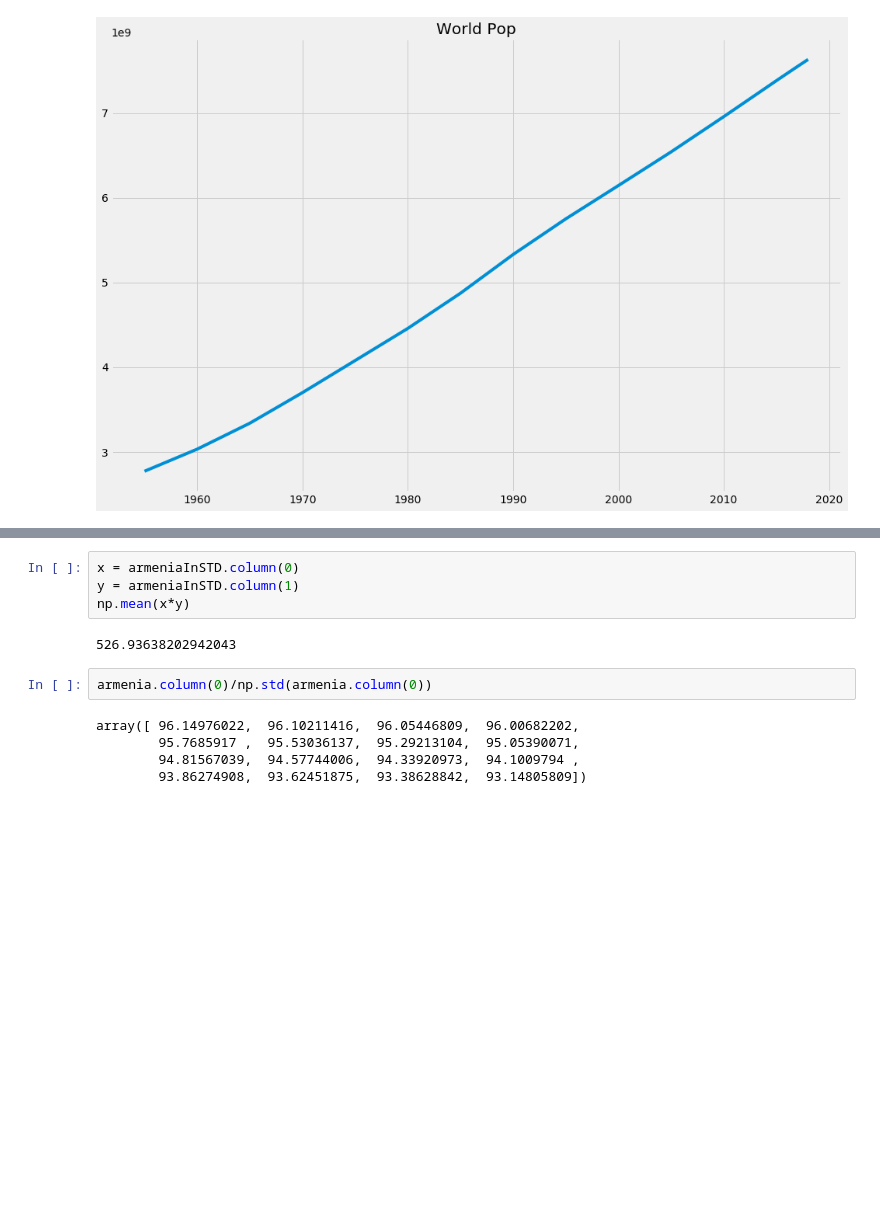
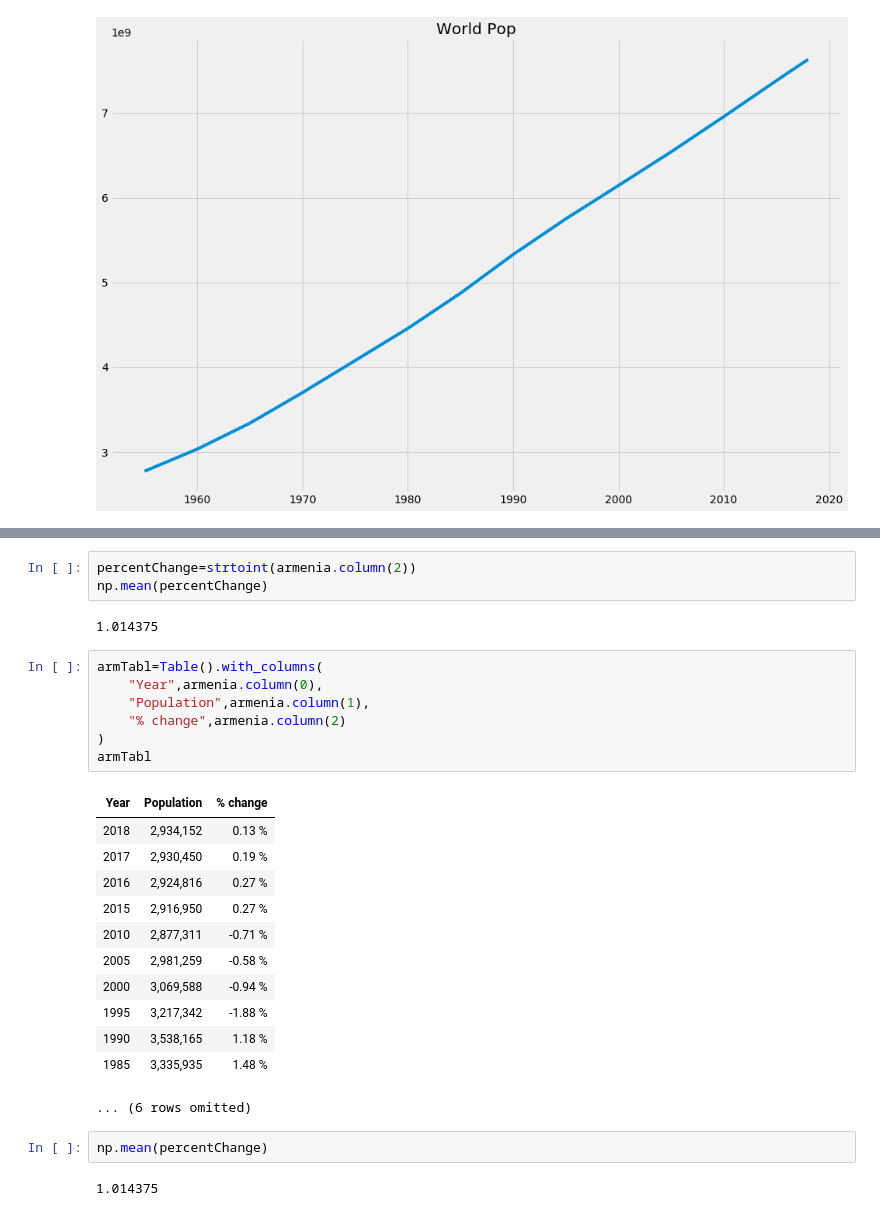
Before and after one commit to ArturAyvazyanTUMO/pdsfp, a Jupyter notebook: app.ipynb, the cells around one changed output, grey strips where cells are left out. Drawn from its saved outputs; the diff is of its cells as text; blank space fills up the shorter version.

```diff
--- a/app.ipynb
+++ b/app.ipynb
@@ -177,13 +140,29 @@ armeniaInSTD
-# %%
-x = armeniaInSTD.column(0)
-y = armeniaInSTD.column(1)
-np.mean(x*y)
-# %% [output]
-526.93638202942043
-# %%
-armenia.column(0)/np.std(armenia.column(0))
-# %% [output]
-array([ 96.14976022,  96.10211416,  96.05446809,  96.00682202,
-        95.7685917 ,  95.53036137,  95.29213104,  95.05390071,
-        94.81567039,  94.57744006,  94.33920973,  94.1009794 ,
-        93.86274908,  93.62451875,  93.38628842,  93.14805809])
+# %%
+percentChange=strtoint(armenia.column(2))
+np.mean(percentChange)
+# %% [output]
+1.014375
+# %%
+armTabl=Table().with_columns(
+    "Year",armenia.column(0),
+    "Population",armenia.column(1),
+    "% change",armenia.column(2)
+)
+armTabl
+# %% [output]
+| Year | Population | % change |
+| 2018 | 2,934,152 | 0.13 % |
+| 2017 | 2,930,450 | 0.19 % |
+| 2016 | 2,924,816 | 0.27 % |
+| 2015 | 2,916,950 | 0.27 % |
+| 2010 | 2,877,311 | -0.71 % |
+| 2005 | 2,981,259 | -0.58 % |
+| 2000 | 3,069,588 | -0.94 % |
+| 1995 | 3,217,342 | -1.88 % |
+| 1990 | 3,538,165 | 1.18 % |
+| 1985 | 3,335,935 | 1.48 % |
+... (6 rows omitted)
+# %%
+np.mean(percentChange)
+# %% [output]
+1.014375
```
Also changed, not shown: parts of 5 cells of this notebook.
